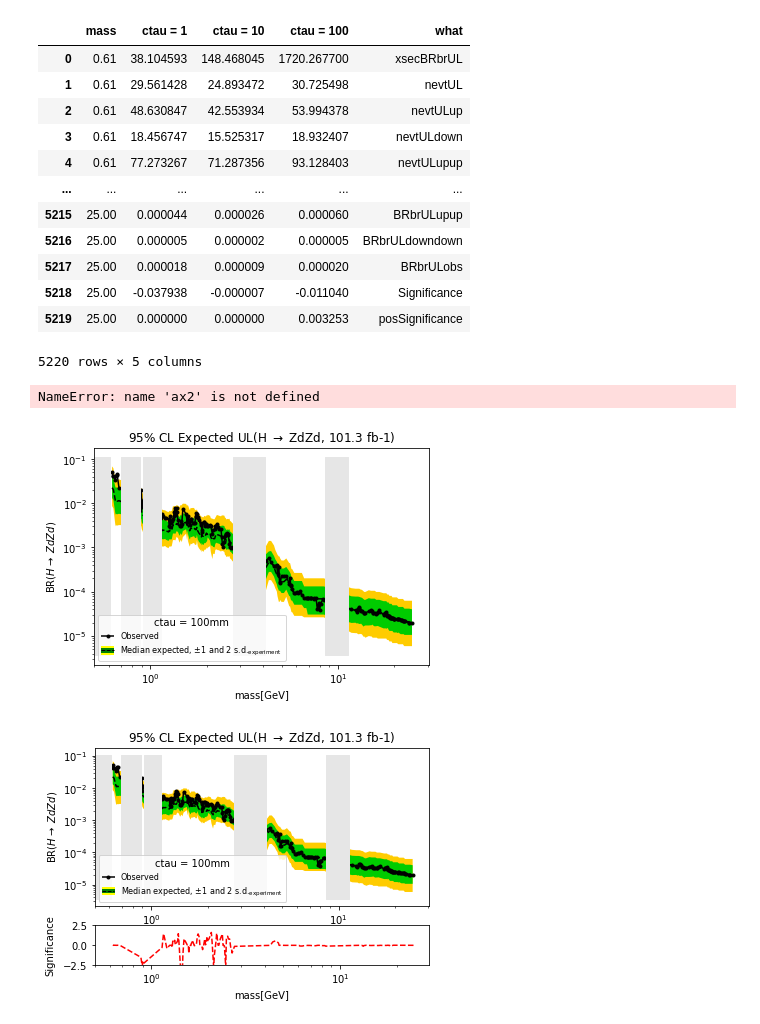
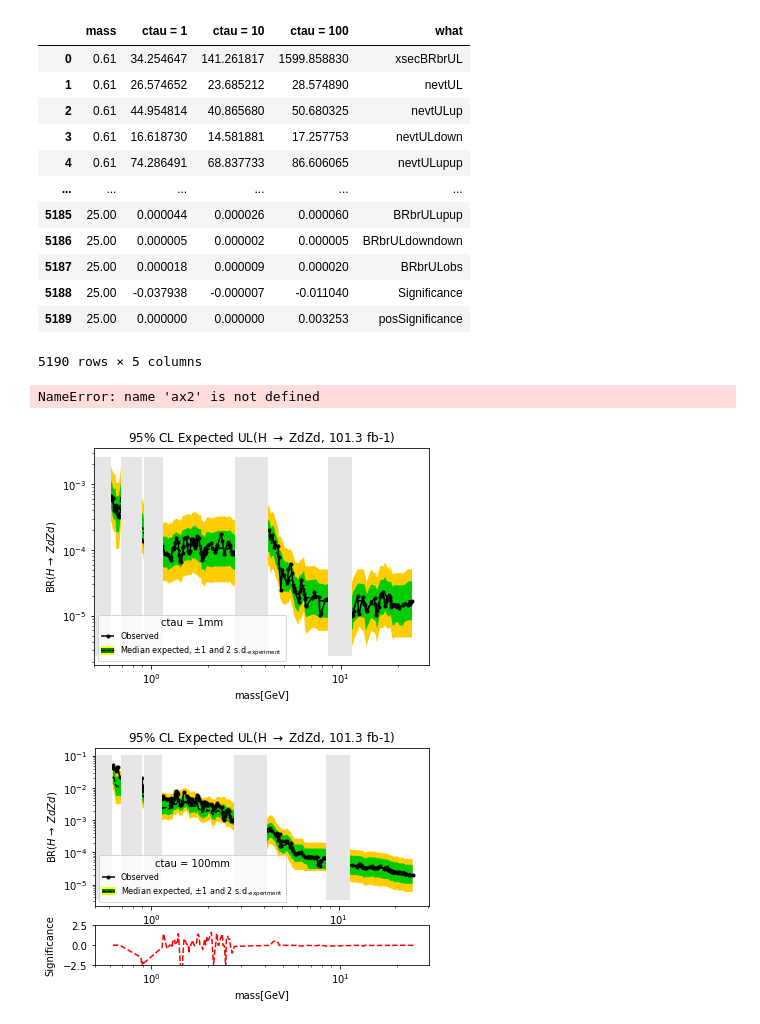
Before and after one commit to hardikroutray/displacedscouting_fitscountinglimits, a Jupyter notebook: hzd_finalDP_fourmu_v2.ipynb, the cells around one changed output. Saved outputs shown, nothing was run; the diff lists cells and outputs as text; code cells hidden in the pictures.

```diff
--- a/hzd_finalDP_fourmu_v2.ipynb
+++ b/hzd_finalDP_fourmu_v2.ipynb
@@ -72,7 +72,7 @@ mask_ranges[:,1] = mask_ranges[:,1]/(1-0.05)
 # %%
 # !scp ucsd:/home/users/namin/2019/scouting/repo/hardik_limits/displacedscouting_fitscountlimits/NevtUL_v0.csv .
 # %%
-dfc = pd.read_csv("limits_csvs/hzdlimits_alldata_ctau1_10_100_analysisDP_fourmu_v0.csv")
+dfc = pd.read_csv("limits_csvs/hzdlimits_alldata_ctau1_10_100_analysisDP_fourmu_v1.csv")
 #droppedmasses = [2.3,2.32,2.34,2.36,2.38,2.40,2.42,2.44,2.46,2.48,2.5,2.54,2.56,2.58,2.6,2.62,2.64,2.66,2.68,2.70,2.72,2.74,2.76,2.78, 4.4, 4.44, 4.48, 4.52, 4.56, 4.6, 4.64, 4.68, 4.72, 12]
 # droppedmasses = [2.3,2.32,2.34,2.36,2.38,2.40,2.42,2.44,2.46,2.48,2.5,2.54,2.56,2.58,2.6,2.62,2.64,2.66,2.68,2.70,2.72,2.74,2.76,2.78,2.8, 4.12, 4.16, 4.2, 4.24, 4.28, 4.32, 4.36, 4.4, 4.44, 4.48, 4.52, 4.56, 4.6, 4.64, 4.68, 4.72, 12]
 droppedmasses = []
@@ -85,18 +85,18 @@ dfc
 # dfc
 # %% [output]
 |  | mass | ctau = 1 | ctau = 10 | ctau = 100 | what |
-| 0 | 0.61 | 38.104593 | 148.468045 | 1720.267700 | xsecBRbrUL |
-| 1 | 0.61 | 29.561428 | 24.893472 | 30.725498 | nevtUL |
-| 2 | 0.61 | 48.630847 | 42.553934 | 53.994378 | nevtULup |
-| 3 | 0.61 | 18.456747 | 15.525317 | 18.932407 | nevtULdown |
-| 4 | 0.61 | 77.273267 | 71.287356 | 93.128403 | nevtULupup |
+| 0 | 0.61 | 34.254647 | 141.261817 | 1599.858830 | xsecBRbrUL |
+| 1 | 0.61 | 26.574652 | 23.685212 | 28.574890 | nevtUL |
+| 2 | 0.61 | 44.954814 | 40.865680 | 50.680325 | nevtULup |
+| 3 | 0.61 | 16.618730 | 14.581881 | 17.257753 | nevtULdown |
+| 4 | 0.61 | 74.286491 | 68.837733 | 86.606065 | nevtULupup |
 | ... | ... | ... | ... | ... | ... |
-| 5215 | 25.00 | 0.000044 | 0.000026 | 0.000060 | BRbrULupup |
-| 5216 | 25.00 | 0.000005 | 0.000002 | 0.000005 | BRbrULdowndown |
-| 5217 | 25.00 | 0.000018 | 0.000009 | 0.000020 | BRbrULobs |
-| 5218 | 25.00 | -0.037938 | -0.000007 | -0.011040 | Significance |
-| 5219 | 25.00 | 0.000000 | 0.000000 | 0.003253 | posSignificance |
+| 5185 | 25.00 | 0.000044 | 0.000026 | 0.000060 | BRbrULupup |
+| 5186 | 25.00 | 0.000005 | 0.000002 | 0.000005 | BRbrULdowndown |
+| 5187 | 25.00 | 0.000018 | 0.000009 | 0.000020 | BRbrULobs |
+| 5188 | 25.00 | -0.037938 | -0.000007 | -0.011040 | Significance |
+| 5189 | 25.00 | 0.000000 | 0.000000 | 0.003253 | posSignificance |
-5220 rows × 5 columns
+5190 rows × 5 columns
 # %%
 #droppedmasses = [4.52,4.56] #ctau=0.1mm
 #dfc = dfc[~(dfc.mass.isin(droppedmasses))]
@@ -105,7 +105,7 @@ droppedmasses = []
 # droppedmasses.extend([0.885,0.89,0.895])
 dfc = dfc[~(dfc.mass.isin(droppedmasses))]
 
-df = dfc.set_index("mass")[["ctau = 100","what"]].pivot(columns="what").droplevel(0, axis=1)
+df = dfc.set_index("mass")[["ctau = 1","what"]].pivot(columns="what").droplevel(0, axis=1)
 df = smooth_(df[[
     "BRbrUL",
     "BRbrULup",
@@ -117,7 +117,7 @@ df = smooth_(df[[
     "posSignificance",
 ]])
 #df
-# df.to_csv("HZdZd_2mu4mu_smoothed_ctau1mm_vf1.csv")
+df.to_csv("HZdZd_2mu4mu_smoothed_ctau100mm_vf2.csv")
 # %%
 import matplotlib.gridspec as gridspec
 
@@ -143,40 +143,40 @@ legend = ax1.legend([(pobs[0],),DoubleBandObject()],
         labelspacing=0.5,
         fontsize=8,
         handlelength=1.6,
-        title="ctau = 100mm",
+        title="ctau = 1mm",
         loc = "lower left"
         )
 
 
 ax1.set_yscale("log")
 ylim = ax1.get_ylim()
 for low,high in mask_ranges:
     ax1.fill_betweenx(ylim, low, high, color="0.9", zorder=2)
 #ax.set_ylim(ylim)
 #ax1.set_ylim(1e-7,5e-1)
 ax1.set_xscale("log")
 
 ax1.set_xlabel('mass[GeV]')
 ax1.set_ylabel(r'BR($H \rightarrow$ $ZdZd$)')
 ax1.set_title(r"95$\%$ CL Expected UL(H $\rightarrow$ ZdZd, 101.3 fb-1)")
 
 
 ax1.set_xlim(left=0.5)
 #ax1.set_xlim(4,5)
 
 ax2.plot(ms, sig, linestyle="--", marker="",color="red",solid_capstyle="butt", zorder=1)
 ax2.set_xscale("log")
 ax2.set_xlim(left=0.5)
 #ax2.set_xlim(4,5)
 ax2.set_ylim(-2.5,2.5)
 
 ax2.set_xlabel('mass[GeV]')
 ax2.set_ylabel("Significance", labelpad = 8)
 
 fig.savefig("HZdZd_ctau1mm.png")
 # %% [output]
 NameError: name 'ax2' is not defined
-[figure, old version]
+[figure, new version]
 # %%
 import matplotlib.gridspec as gridspec
 
```
Also changed, not shown: 5 other files.
